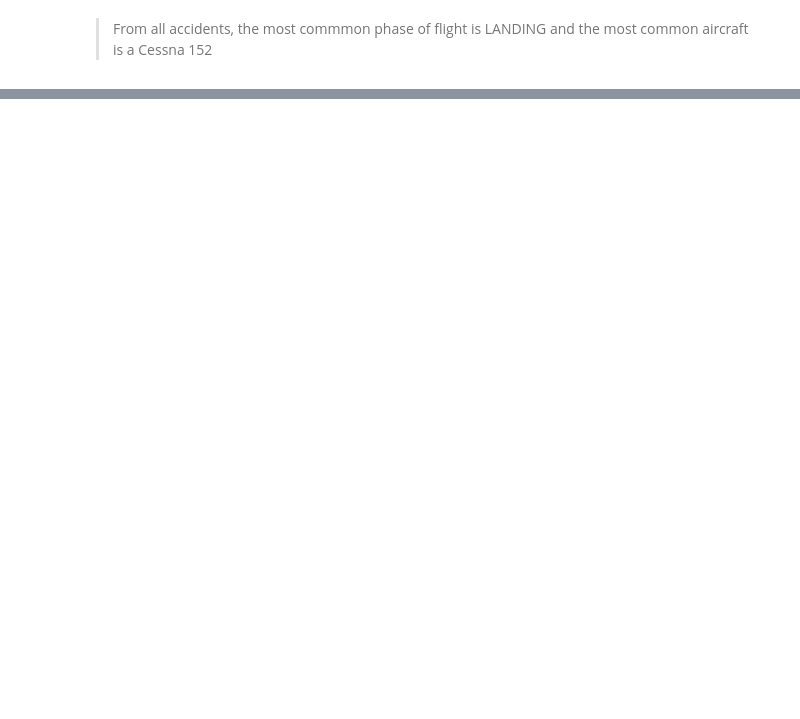
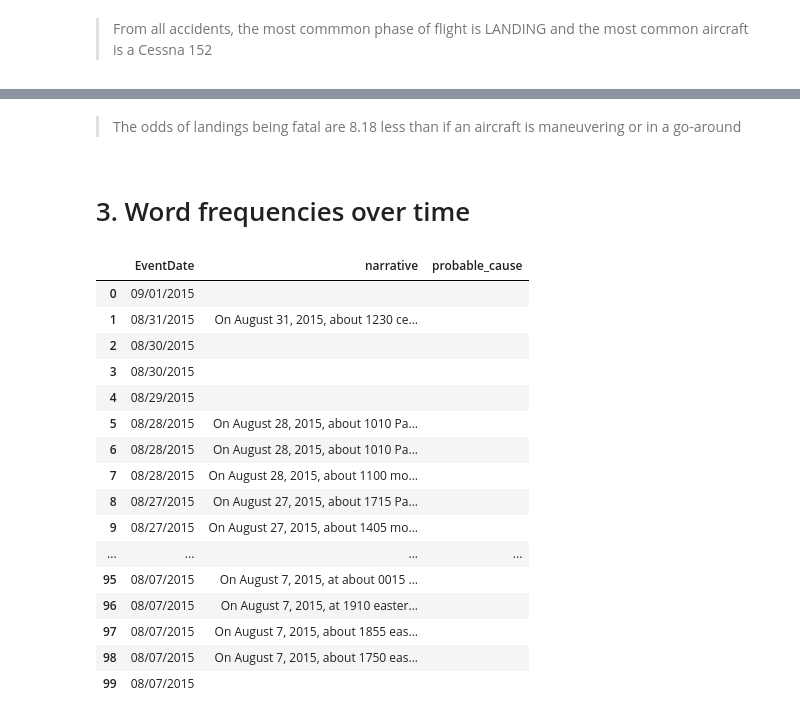
Before and after one commit to shreyejsaxena/data-scientist-exercise02, a Jupyter notebook: NTSB Analysis.ipynb, the cells around one changed output, grey strips where cells are left out. Drawn from its saved outputs; the diff is of its cells as text; code cells hidden in the pictures; blank space fills up the shorter version.

```diff
--- a/NTSB Analysis.ipynb
+++ b/NTSB Analysis.ipynb
@@ -63,0 +212,27 @@ ntsb.describe()
+# %% [markdown]
+> The odds of landings being fatal are 8.18 less than if an aircraft is maneuvering or in a go-around
+# %% [markdown]
+# 3. Word frequencies over time
+# %%
+ntsb = all_data.copy()
+ntsb = ntsb[['EventDate','narrative','probable_cause']]
+# %%
+ntsb.head(100)
+# %% [output]
+|  | EventDate | narrative | probable_cause |
+| 0 | 09/01/2015 |  |  |
+| 1 | 08/31/2015 | On August 31, 2015, about 1230 ce... |  |
+| 2 | 08/30/2015 |  |  |
+| 3 | 08/30/2015 |  |  |
+| 4 | 08/29/2015 |  |  |
+| 5 | 08/28/2015 | On August 28, 2015, about 1010 Pa... |  |
+| 6 | 08/28/2015 | On August 28, 2015, about 1010 Pa... |  |
+| 7 | 08/28/2015 | On August 28, 2015, about 1100 mo... |  |
+| 8 | 08/27/2015 | On August 27, 2015, about 1715 Pa... |  |
+| 9 | 08/27/2015 | On August 27, 2015, about 1405 mo... |  |
+| ... | ... | ... | ... |
+| 95 | 08/07/2015 | On August 7, 2015, at about 0015 ... |  |
+| 96 | 08/07/2015 | On August 7, 2015, at 1910 easter... |  |
+| 97 | 08/07/2015 | On August 7, 2015, about 1855 eas... |  |
+| 98 | 08/07/2015 | On August 7, 2015, about 1750 eas... |  |
+| 99 | 08/07/2015 |  |  |
```
Also changed, not shown: parts of 19 cells of this notebook.
